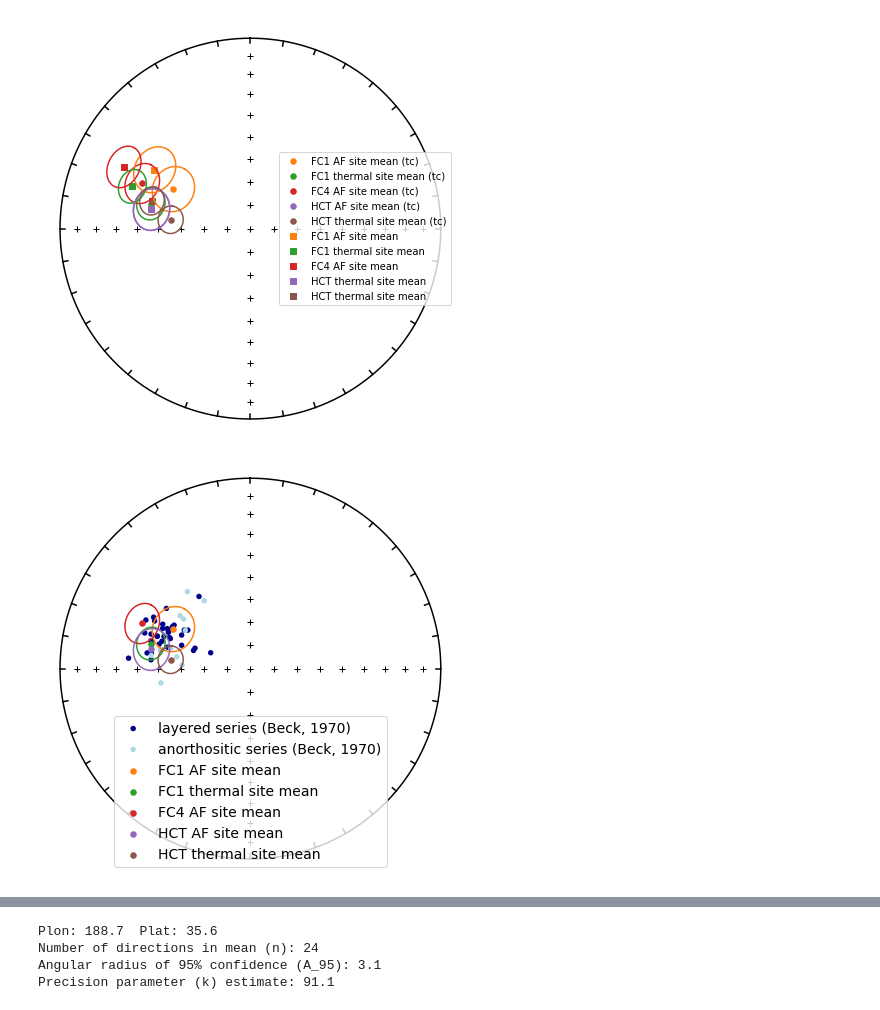
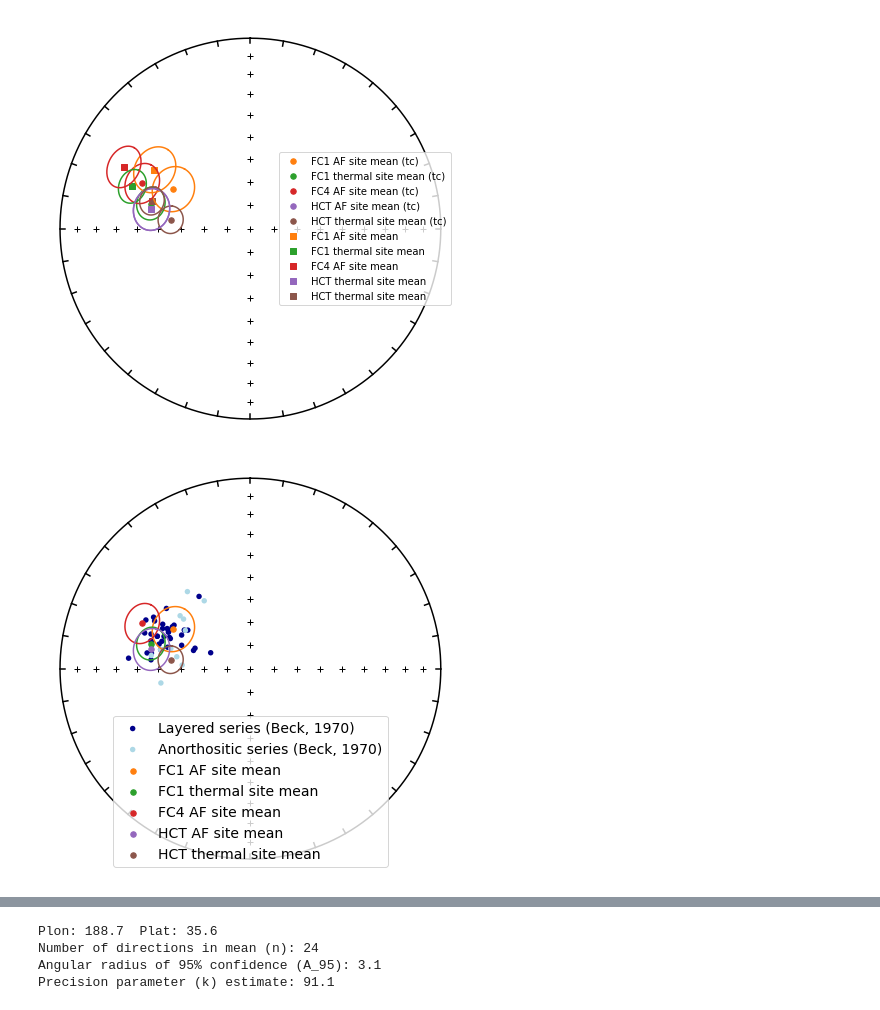
Before and after one commit to Swanson-Hysell-Group/2020_Duluth_Complex, a Jupyter notebook: code/Duluth_Complex_notebook.ipynb, the cells around one changed output, grey strips where cells are left out. Cells and saved outputs as stored; diff of their text form; code cells hidden in the pictures.

```diff
--- a/code/Duluth_Complex_notebook.ipynb
+++ b/code/Duluth_Complex_notebook.ipynb
@@ -1295,33 +1295,33 @@ plt.legend()
 # %%
 plt.figure(figsize=(6,6))
 ipmag.plot_net()
 ipmag.plot_di(Beck_Layered_series['dec_tc'].tolist(),
               Beck_Layered_series['inc_tc'].tolist(),color='darkblue',
-              label='layered series (Beck, 1970)',markersize=30)
+              label='Layered series (Beck, 1970)',markersize=30)
 ipmag.plot_di(Beck_Anorthositic_series['dec_tc'].tolist(),
               Beck_Anorthositic_series['inc_tc'].tolist(),color='lightblue',
-              label='anorthositic series (Beck, 1970)',markersize=30)
+              label='Anorthositic series (Beck, 1970)',markersize=30)
 
 ipmag.plot_di_mean(FC1_AF['dec_tc'].tolist()[0],
               FC1_AF['inc_tc'].tolist()[0], FC1_AF['dir_alpha95'].tolist()[0], color='C1',
               label='FC1 AF site mean',markersize=30)
 ipmag.plot_di_mean(FC1_thermal['dec_tc'].tolist()[0],
               FC1_thermal['inc_tc'].tolist()[0], FC1_thermal['dir_alpha95'].tolist()[0], color='C2',
               label='FC1 thermal site mean',markersize=30)
 ipmag.plot_di_mean(FC4_AF['dec_tc'].tolist()[0],
               FC4_AF['inc_tc'].tolist()[0], FC4_AF['dir_alpha95'].tolist()[0], color='C3',
               label='FC4 AF site mean',markersize=30)
 ipmag.plot_di_mean(HCT_AF['dec_tc'].tolist()[0],
               HCT_AF['inc_tc'].tolist()[0], HCT_AF['dir_alpha95'].tolist()[0], color='C4',
               label='HCT AF site mean',markersize=30)
 ipmag.plot_di_mean(HCT_thermal['dec_tc'].tolist()[0],
               HCT_thermal['inc_tc'].tolist()[0], HCT_thermal['dir_alpha95'].tolist()[0], color='C5',
               label='HCT thermal site mean',markersize=30)
 
 plt.legend(loc=8,fontsize=14)
 plt.savefig('./code_output/site_directions.pdf')
 plt.show()
 # %% [output]
-[figure, old version]
+[figure, new version]
 # %%
 map_axis = ipmag.make_orthographic_map(central_longitude=200,central_latitude=30)
```
Also changed, not shown: parts of 17 cells of this notebook, 8 other files.
